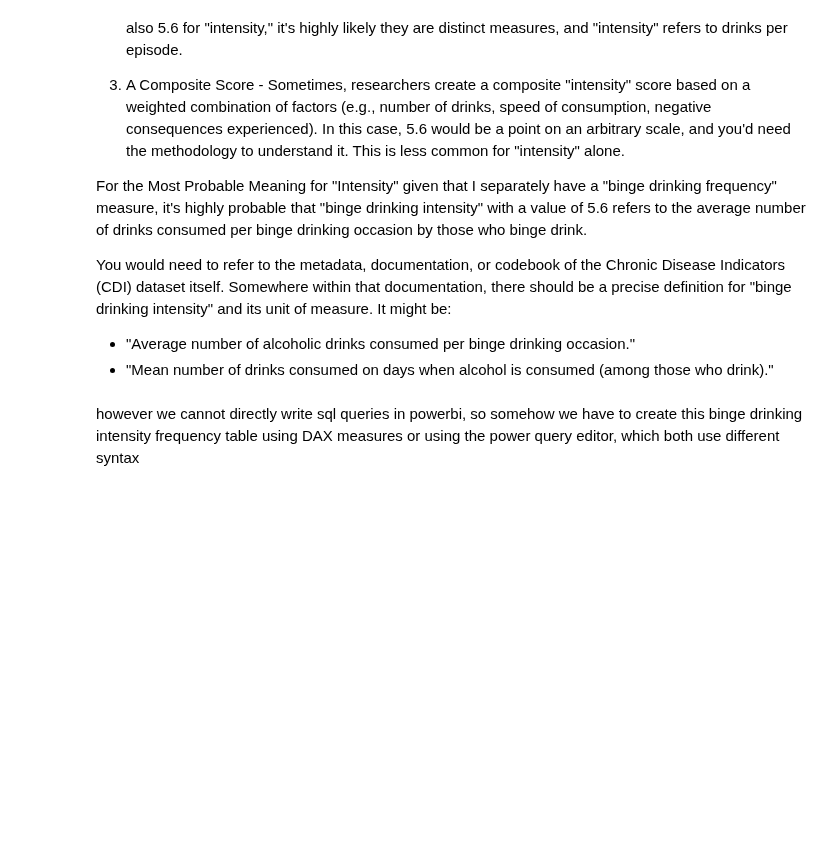
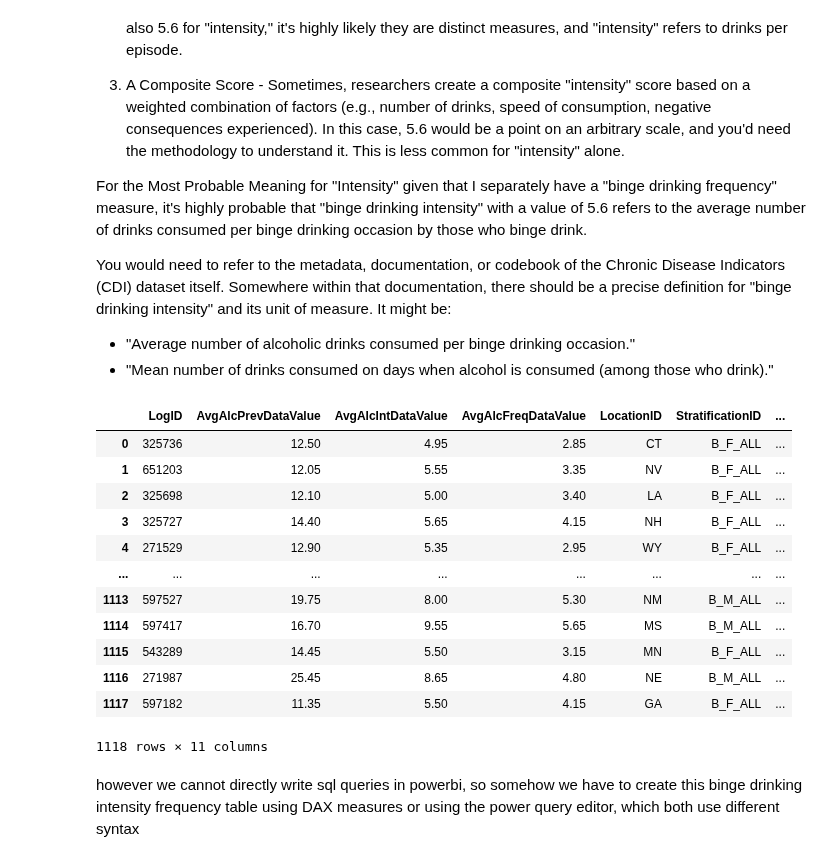
Before and after one commit to 08Aristodemus24/chronic-disease-analyses, a Jupyter notebook: chronic_disease_analyses.ipynb, the cells around one changed output. Cells and saved outputs as stored; diff of their text form; code cells hidden in the pictures; blank space fills up the shorter version.

```diff
--- a/chronic_disease_analyses.ipynb
+++ b/chronic_disease_analyses.ipynb
@@ -719,6 +719,20 @@ You would need to refer to the metadata, documentation, or codebook of the Chron
 - "Average number of alcoholic drinks consumed per binge drinking occasion."
 - "Mean number of drinks consumed on days when alcohol is consumed (among those who drink)."
 # %%
-# binge_drinking_int_freq_df = binge_drinking_int_freq.fetchdf()
-# binge_drinking_int_freq_df
+binge_drinking_int_freq_df = binge_drinking_int_freq.fetchdf()
+binge_drinking_int_freq_df
+# %% [output]
+|  | LogID | AvgAlcPrevDataValue | AvgAlcIntDataValue | AvgAlcFreqDataValue | LocationID | StratificationID | ... |
+| 0 | 325736 | 12.50 | 4.95 | 2.85 | CT | B_F_ALL | ... |
+| 1 | 651203 | 12.05 | 5.55 | 3.35 | NV | B_F_ALL | ... |
+| 2 | 325698 | 12.10 | 5.00 | 3.40 | LA | B_F_ALL | ... |
+| 3 | 325727 | 14.40 | 5.65 | 4.15 | NH | B_F_ALL | ... |
+| 4 | 271529 | 12.90 | 5.35 | 2.95 | WY | B_F_ALL | ... |
+| ... | ... | ... | ... | ... | ... | ... | ... |
+| 1113 | 597527 | 19.75 | 8.00 | 5.30 | NM | B_M_ALL | ... |
+| 1114 | 597417 | 16.70 | 9.55 | 5.65 | MS | B_M_ALL | ... |
+| 1115 | 543289 | 14.45 | 5.50 | 3.15 | MN | B_F_ALL | ... |
+| 1116 | 271987 | 25.45 | 8.65 | 4.80 | NE | B_M_ALL | ... |
+| 1117 | 597182 | 11.35 | 5.50 | 4.15 | GA | B_F_ALL | ... |
+1118 rows × 11 columns
 # %%
```
Also changed, not shown: parts of 7 cells of this notebook.
